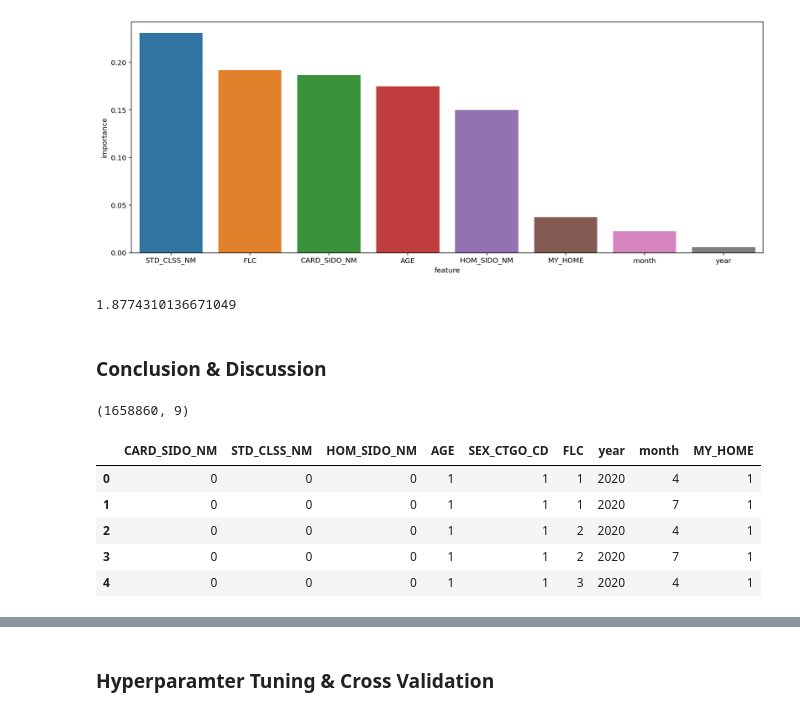
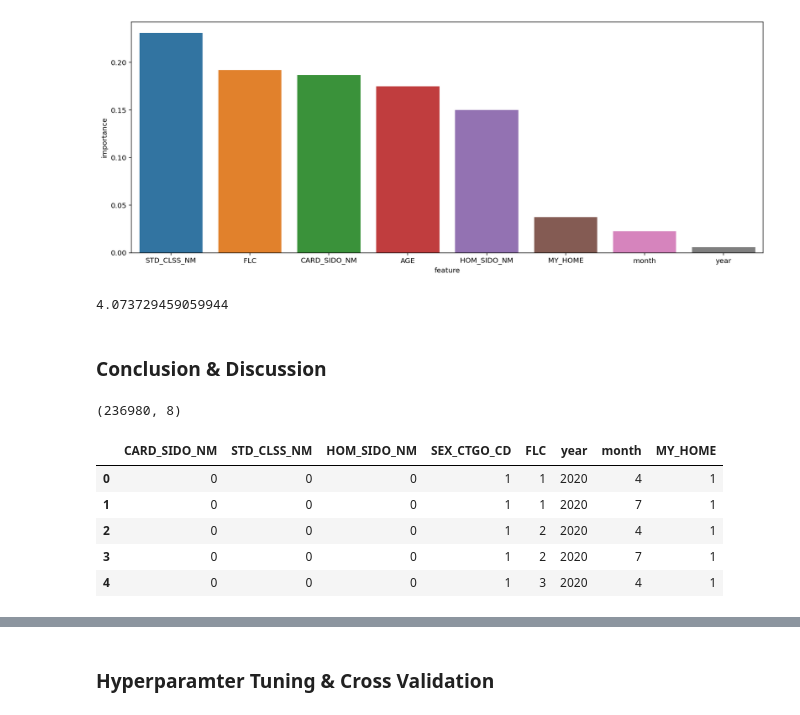
Before and after one commit to kim-bo-saeng/dacon_jeju, a Jupyter notebook: jeju_data_analysis.ipynb, the cells around one changed output, grey strips where cells are left out. Saved outputs shown, nothing was run; the diff lists cells and outputs as text; code cells hidden in the pictures.

```diff
--- a/jeju_data_analysis.ipynb
+++ b/jeju_data_analysis.ipynb
@@ -258,6 +274,6 @@ None
 df.loc[df['CARD_SIDO_NM'] == df['HOM_SIDO_NM'], 'MY_HOME'] = 1
 df.loc[df['CARD_SIDO_NM'] != df['HOM_SIDO_NM'], 'MY_HOME'] = 0
 df['MY_HOME'] = df['MY_HOME'].astype(int)
-df = df[['CARD_SIDO_NM',	'STD_CLSS_NM',	'HOM_SIDO_NM',	'AGE', 'SEX_CTGO_CD', 'FLC',	'year',	'month',	'MY_HOME' ,'AMT']]
+df = df[['CARD_SIDO_NM',	'STD_CLSS_NM',	'HOM_SIDO_NM',	'SEX_CTGO_CD', 'FLC','year',	'month',	'MY_HOME' ,'AMT']]
 df.tail()
 # %% [output]
@@ -318,7 +333,7 @@ None
 CARD_SIDO_NMs = df_num['CARD_SIDO_NM'].unique()
 STD_CLSS_NMs  = df_num['STD_CLSS_NM'].unique()
 HOM_SIDO_NMs  = df_num['HOM_SIDO_NM'].unique()
-AGEs          = df_num['AGE'].unique()
+#AGEs          = df_num['AGE'].unique()
 SEX_CTGO_CDs  = df_num['SEX_CTGO_CD'].unique()
 FLCs          = df_num['FLC'].unique()
 years         = [2019]
@@ -328,14 +343,14 @@ temp_2019 = []
 for CARD_SIDO_NM in CARD_SIDO_NMs:
   for STD_CLSS_NM in STD_CLSS_NMs:
     for HOM_SIDO_NM in HOM_SIDO_NMs:
-      for AGE in AGEs:
+#      for AGE in AGEs:
         for SEX_CTGO_CD in SEX_CTGO_CDs:
           for FLC in FLCs:
             for year in years:
               for month in months:
-                temp_2019.append([CARD_SIDO_NM, STD_CLSS_NM, HOM_SIDO_NM, AGE, SEX_CTGO_CD, FLC, year, month])
+                temp_2019.append([CARD_SIDO_NM, STD_CLSS_NM, HOM_SIDO_NM, SEX_CTGO_CD, FLC, year, month])
 temp_2019 = np.array(temp_2019)
-temp_2019 = pd.DataFrame(data=temp_2019, columns=['CARD_SIDO_NM', 'STD_CLSS_NM', 'HOM_SIDO_NM', 'AGE', 'SEX_CTGO_CD', 'FLC', 'year', 'month'])
+temp_2019 = pd.DataFrame(data=temp_2019, columns=['CARD_SIDO_NM', 'STD_CLSS_NM', 'HOM_SIDO_NM', 'SEX_CTGO_CD', 'FLC', 'year', 'month'])
 temp_2019.loc[temp_2019['CARD_SIDO_NM'] == temp_2019['HOM_SIDO_NM'], 'MY_HOME'] = 1
 temp_2019.loc[temp_2019['CARD_SIDO_NM'] != temp_2019['HOM_SIDO_NM'], 'MY_HOME'] = 0
 temp_2019['MY_HOME'] = temp_2019['MY_HOME'].astype(int)
@@ -344,7 +359,7 @@ temp_2019['MY_HOME'] = temp_2019['MY_HOME'].astype(int)
 CARD_SIDO_NMs = df_num['CARD_SIDO_NM'].unique()
 STD_CLSS_NMs  = df_num['STD_CLSS_NM'].unique()
 HOM_SIDO_NMs  = df_num['HOM_SIDO_NM'].unique()
-AGEs          = df_num['AGE'].unique()
+#AGEs          = df_num['AGE'].unique()
 SEX_CTGO_CDs  = df_num['SEX_CTGO_CD'].unique()
 FLCs          = df_num['FLC'].unique()
 years         = [2020]
@@ -354,14 +369,14 @@ temp_2020 = []
 for CARD_SIDO_NM in CARD_SIDO_NMs:
   for STD_CLSS_NM in STD_CLSS_NMs:
     for HOM_SIDO_NM in HOM_SIDO_NMs:
-      for AGE in AGEs:
+#      for AGE in AGEs:
         for SEX_CTGO_CD in SEX_CTGO_CDs:
           for FLC in FLCs:
             for year in years:
               for month in months:
-                temp_2020.append([CARD_SIDO_NM, STD_CLSS_NM, HOM_SIDO_NM, AGE, SEX_CTGO_CD, FLC, year, month])
+                temp_2020.append([CARD_SIDO_NM, STD_CLSS_NM, HOM_SIDO_NM, SEX_CTGO_CD, FLC,year, month])
 temp_2020 = np.array(temp_2020)
-temp_2020 = pd.DataFrame(data=temp_2020, columns=['CARD_SIDO_NM', 'STD_CLSS_NM', 'HOM_SIDO_NM', 'AGE', 'SEX_CTGO_CD', 'FLC', 'year', 'month'])
+temp_2020 = pd.DataFrame(data=temp_2020, columns=['CARD_SIDO_NM', 'STD_CLSS_NM', 'HOM_SIDO_NM', 'SEX_CTGO_CD', 'FLC', 'year', 'month'])
 temp_2020.loc[temp_2020['CARD_SIDO_NM'] == temp_2020['HOM_SIDO_NM'], 'MY_HOME'] = 1
 temp_2020.loc[temp_2020['CARD_SIDO_NM'] != temp_2020['HOM_SIDO_NM'], 'MY_HOME'] = 0
 temp_2020['MY_HOME'] = temp_2020['MY_HOME'].astype(int)
@@ -384,15 +399,15 @@ print(temp_2020.shape)
 data_2019 = pd.merge(temp_2019,
                      df_num_2019,
                      how = 'outer',
-                     left_on = ['CARD_SIDO_NM',	'STD_CLSS_NM',	'HOM_SIDO_NM',	'AGE',	'SEX_CTGO_CD', 'FLC',	'year',	'month',	'MY_HOME'],
-                     right_on = ['CARD_SIDO_NM',	'STD_CLSS_NM',	'HOM_SIDO_NM',	'AGE',	'SEX_CTGO_CD', 'FLC',	'year',	'month',	'MY_HOME']
+                     left_on = ['CARD_SIDO_NM',	'STD_CLSS_NM',	'HOM_SIDO_NM',	'SEX_CTGO_CD', 'FLC', 'year',	'month',	'MY_HOME'],
+                     right_on = ['CARD_SIDO_NM',	'STD_CLSS_NM',	'HOM_SIDO_NM',	'SEX_CTGO_CD',	'FLC', 'year',	'month',	'MY_HOME']
                     )
 
 data_2020 = pd.merge(temp_2020,
                      df_num_2020,
                      how = 'outer',
-                     left_on = ['CARD_SIDO_NM',	'STD_CLSS_NM',	'HOM_SIDO_NM',	'AGE',	'SEX_CTGO_CD', 'FLC',	'year',	'month',	'MY_HOME'],
-                     right_on = ['CARD_SIDO_NM',	'STD_CLSS_NM',	'HOM_SIDO_NM',	'AGE',	'SEX_CTGO_CD', 'FLC',	'year',	'month',	'MY_HOME']
+                     left_on = ['CARD_SIDO_NM',	'STD_CLSS_NM',	'HOM_SIDO_NM',	'SEX_CTGO_CD',	'FLC', 'year',	'month',	'MY_HOME'],
+                     right_on = ['CARD_SIDO_NM',	'STD_CLSS_NM',	'HOM_SIDO_NM',	'SEX_CTGO_CD',	'FLC', 'year',	'month',	'MY_HOME']
                     )
 
 data = pd.concat([data_2019, data_2020]).reset_index(drop = True).fillna(0)
@@ -466,54 +481,54 @@ sns.barplot(data = importances, x = 'feature', y = 'importance')
 <matplotlib.axes._subplots.AxesSubplot at 0x...>
 [figure]
 # %%
-predict = cross_val_predict(model, train_features, train_target, cv = 10)
+predict = cross_val_predict(model2, X_train, y_train, cv = 20)
 y_predict = np.expm1(predict)
 
-score = mean_squared_log_error(train_num['AMT'], y_predict)
+score = mean_squared_log_error(train['AMT'], y_predict)
 score = np.sqrt(score)
 
 score
 # %% [output]
-1.8774310136671049
+4.073729459059944
 # %% [markdown]
 ### Conclusion & Discussion
 # %%
 # 예측 템플릿 만들기
 CARD_SIDO_NMs = df_num['CARD_SIDO_NM'].unique()
 STD_CLSS_NMs  = df_num['STD_CLSS_NM'].unique()
 HOM_SIDO_NMs  = df_num['HOM_SIDO_NM'].unique()
-AGEs          = df_num['AGE'].unique()
+#AGEs          = df_num['AGE'].unique()
 SEX_CTGO_CDs  = df_num['SEX_CTGO_CD'].unique()
 FLCs          = df_num['FLC'].unique()
 years         = [2020]
 months        = [4,7]
 
 temp = []
 for CARD_SIDO_NM in CARD_SIDO_NMs:
     for STD_CLSS_NM in STD_CLSS_NMs:
         for HOM_SIDO_NM in HOM_SIDO_NMs:
-            for AGE in AGEs:
+#            for AGE in AGEs:
                 for SEX_CTGO_CD in SEX_CTGO_CDs:
                     for FLC in FLCs:
                         for year in years:
                             for month in months:
-                              temp.append([CARD_SIDO_NM, STD_CLSS_NM, HOM_SIDO_NM, AGE, SEX_CTGO_CD, FLC, year, month])
+                              temp.append([CARD_SIDO_NM, STD_CLSS_NM, HOM_SIDO_NM, SEX_CTGO_CD, FLC, year, month])
 temp = np.array(temp)
-temp = pd.DataFrame(data=temp, columns=X_train.columns[:8])
+temp = pd.DataFrame(data=temp, columns=X_train.columns[:7])
 temp.loc[temp['CARD_SIDO_NM'] == temp['HOM_SIDO_NM'], 'MY_HOME'] = 1
 temp.loc[temp['CARD_SIDO_NM'] != temp['HOM_SIDO_NM'], 'MY_HOME'] = 0
 temp['MY_HOME'] = temp['MY_HOME'].astype(int)
 
 print(temp.shape)
 temp.head()
 # %% [output]
-(1658860, 9)
+(236980, 8)
-|  | CARD_SIDO_NM | STD_CLSS_NM | HOM_SIDO_NM | AGE | SEX_CTGO_CD | FLC | year | month | MY_HOME |
-| 0 | 0 | 0 | 0 | 1 | 1 | 1 | 2020 | 4 | 1 |
-| 1 | 0 | 0 | 0 | 1 | 1 | 1 | 2020 | 7 | 1 |
-| 2 | 0 | 0 | 0 | 1 | 1 | 2 | 2020 | 4 | 1 |
-| 3 | 0 | 0 | 0 | 1 | 1 | 2 | 2020 | 7 | 1 |
-| 4 | 0 | 0 | 0 | 1 | 1 | 3 | 2020 | 4 | 1 |
+|  | CARD_SIDO_NM | STD_CLSS_NM | HOM_SIDO_NM | SEX_CTGO_CD | FLC | year | month | MY_HOME |
+| 0 | 0 | 0 | 0 | 1 | 1 | 2020 | 4 | 1 |
+| 1 | 0 | 0 | 0 | 1 | 1 | 2020 | 7 | 1 |
+| 2 | 0 | 0 | 0 | 1 | 2 | 2020 | 4 | 1 |
+| 3 | 0 | 0 | 0 | 1 | 2 | 2020 | 7 | 1 |
+| 4 | 0 | 0 | 0 | 1 | 3 | 2020 | 4 | 1 |
 # %%
 # sub과 동일한 템플릿 만들기
 CARD_SIDO_NMs = df_num['CARD_SIDO_NM'].unique()
```
Also changed, not shown: parts of 8 cells of this notebook.
